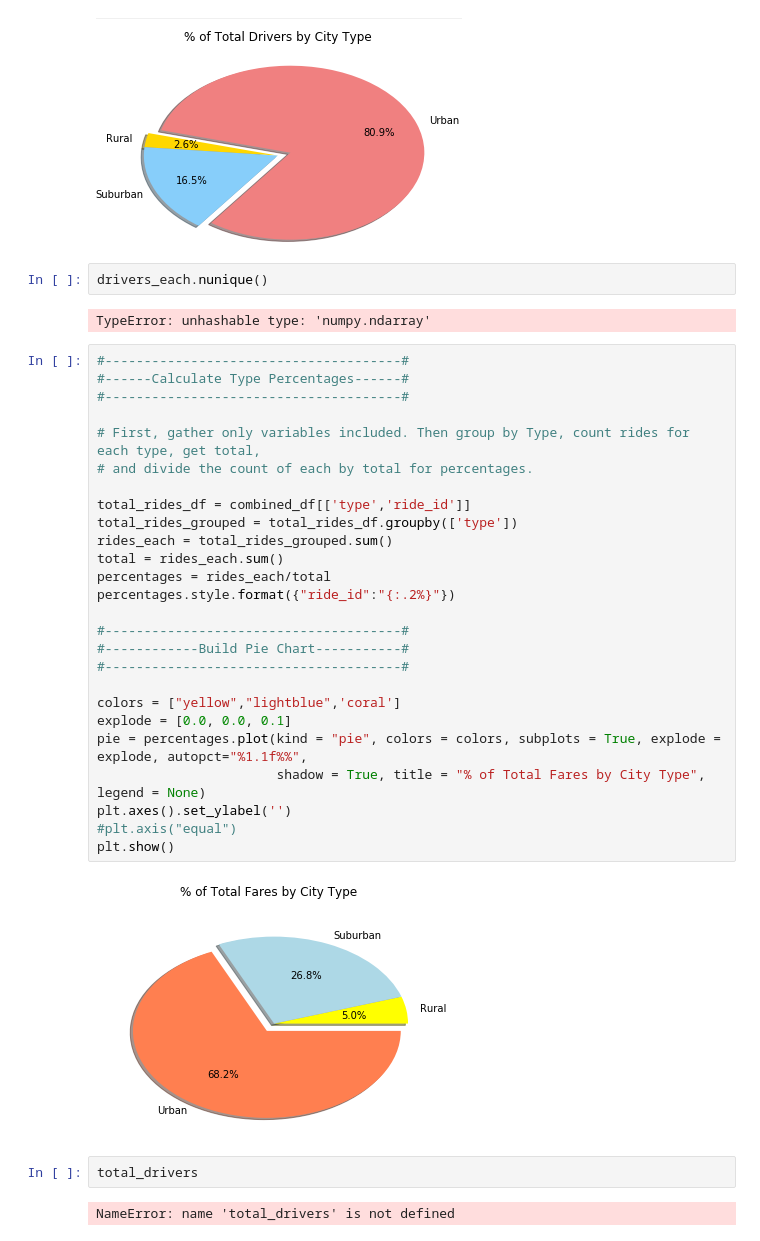
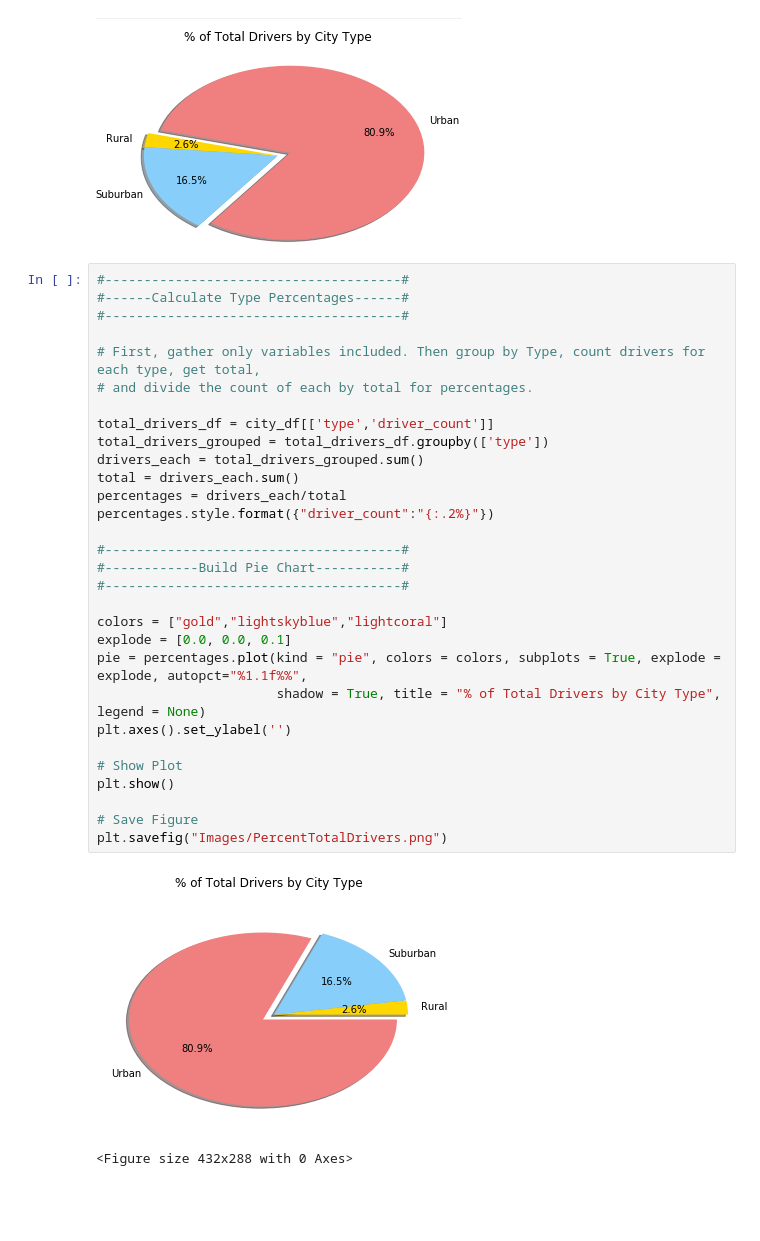
Before and after one commit to hollybergen/Data_Science_Projects, a Jupyter notebook: Homework5_MatPlotLib/Pyber/Pyber_Solved.ipynb, the cells around one changed output. Cells and saved outputs as stored; diff of their text form; blank space fills up the shorter version.

```diff
--- a/Homework5_MatPlotLib/Pyber/Pyber_Solved.ipynb
+++ b/Homework5_MatPlotLib/Pyber/Pyber_Solved.ipynb
@@ -173,39 +183,36 @@ plt.show()
 ## Total Drivers by City Type
 # %% [markdown]
 ![image.png](attachment:image.png)
-# %%
-drivers_each.nunique()
-# %% [output]
-TypeError: unhashable type: 'numpy.ndarray'
 # %%
 #--------------------------------------#
 #------Calculate Type Percentages------#
 #--------------------------------------#
 
-# First, gather only variables included. Then group by Type, count rides for each type, get total,
+# First, gather only variables included. Then group by Type, count drivers for each type, get total,
 # and divide the count of each by total for percentages.
 
-total_rides_df = combined_df[['type','ride_id']]
-total_rides_grouped = total_rides_df.groupby(['type'])
-rides_each = total_rides_grouped.sum()
-total = rides_each.sum()
-percentages = rides_each/total
-percentages.style.format({"ride_id":"{:.2%}"})
+total_drivers_df = city_df[['type','driver_count']]
+total_drivers_grouped = total_drivers_df.groupby(['type'])
+drivers_each = total_drivers_grouped.sum()
+total = drivers_each.sum()
+percentages = drivers_each/total
+percentages.style.format({"driver_count":"{:.2%}"})
 
 #--------------------------------------#
 #------------Build Pie Chart-----------#
 #--------------------------------------#
 
-colors = ["yellow","lightblue",'coral']
+colors = ["gold","lightskyblue","lightcoral"]
 explode = [0.0, 0.0, 0.1]
 pie = percentages.plot(kind = "pie", colors = colors, subplots = True, explode = explode, autopct="%1.1f%%",
-                       shadow = True, title = "% of Total Fares by City Type", legend = None)
+                       shadow = True, title = "% of Total Drivers by City Type", legend = None)
 plt.axes().set_ylabel('')
-#plt.axis("equal")
+
+# Show Plot
 plt.show()
+
+# Save Figure
+plt.savefig("Images/PercentTotalDrivers.png")
 # %% [output]
-[figure, old version]
+[figure, new version]
+<Figure size 432x288 with 0 Axes>
-# %%
-total_drivers
-# %% [output]
-NameError: name 'total_drivers' is not defined
```
Also changed, not shown: parts of 7 cells of this notebook, 4 other files.
